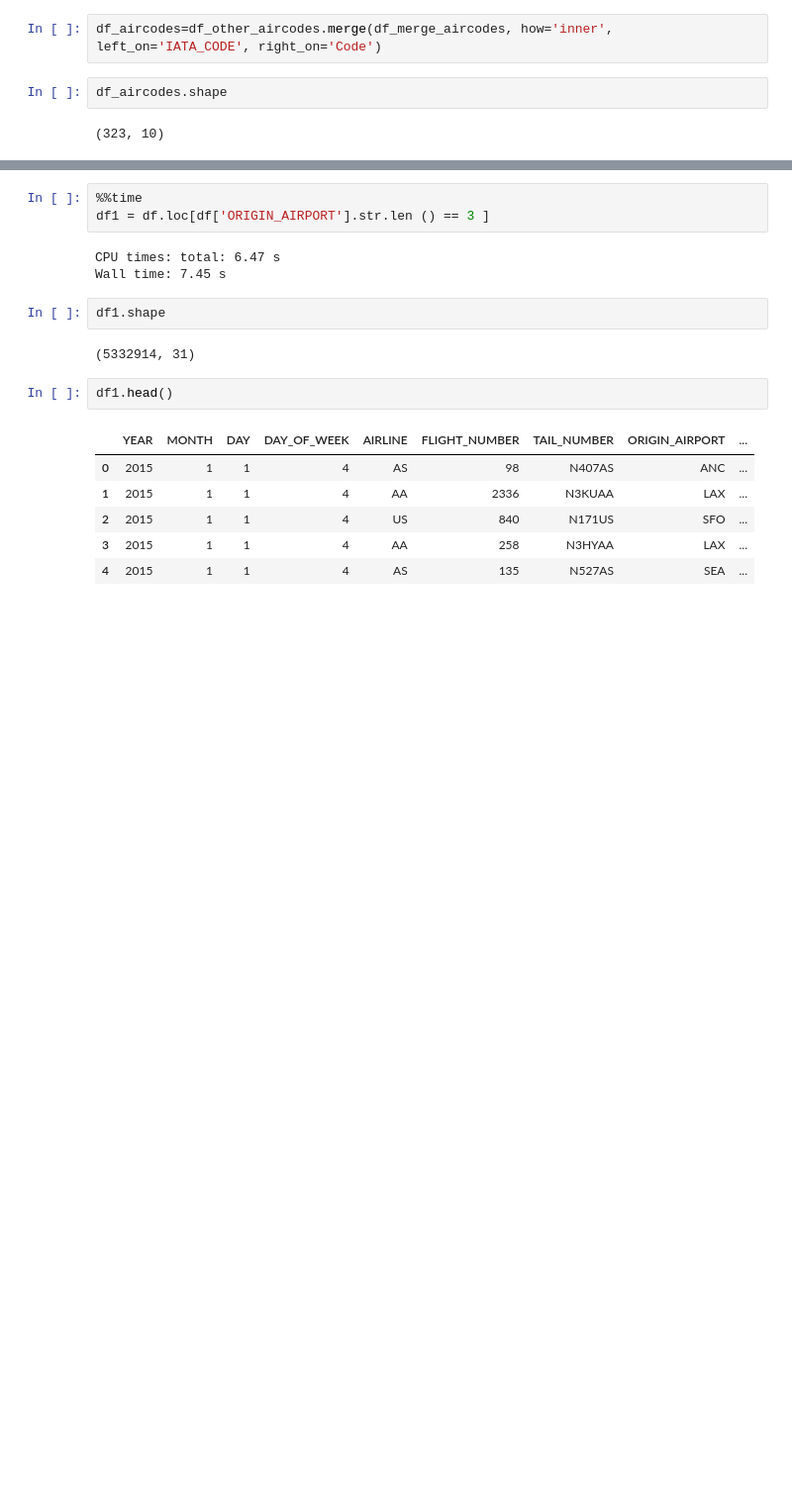
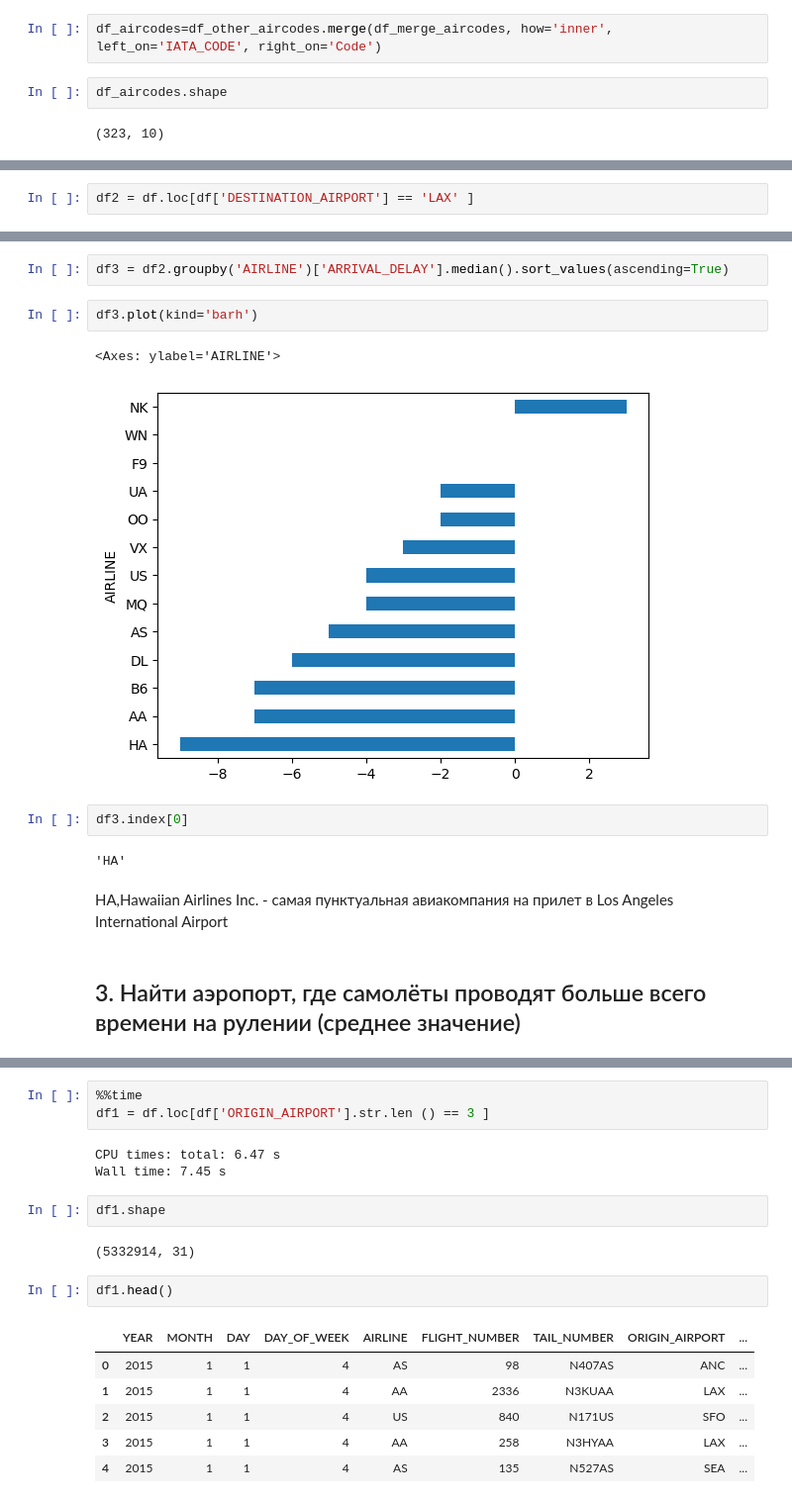
Before and after one commit to Oleg166/python_date, a Jupyter notebook: project.ipynb, the cells around one changed output, grey strips where cells are left out. Shown at 99% size. Cells and saved outputs as stored; diff of their text form; blank space fills up the shorter version.

```diff
--- a/project.ipynb
+++ b/project.ipynb
@@ -658,0 +333,2 @@ object
+# %%
+df2 = df.loc[df['DESTINATION_AIRPORT'] == 'LAX' ]
@@ -658,0 +365,15 @@ object
+# %%
+df3 = df2.groupby('AIRLINE')['ARRIVAL_DELAY'].median().sort_values(ascending=True)
+# %%
+df3.plot(kind='barh')
+# %% [output]
+<Axes: ylabel='AIRLINE'>
+[figure, added]
+# %%
+df3.index[0]
+# %% [output]
+'HA'
+# %% [markdown]
+HA,Hawaiian Airlines Inc. - самая пунктуальная авиакомпания на прилет в Los Angeles International Airport
+# %% [markdown]
+## 3. Найти аэропорт, где самолёты проводят больше всего времени на рулении (среднее значение)
```
Also changed, not shown: parts of 290 cells of this notebook.
